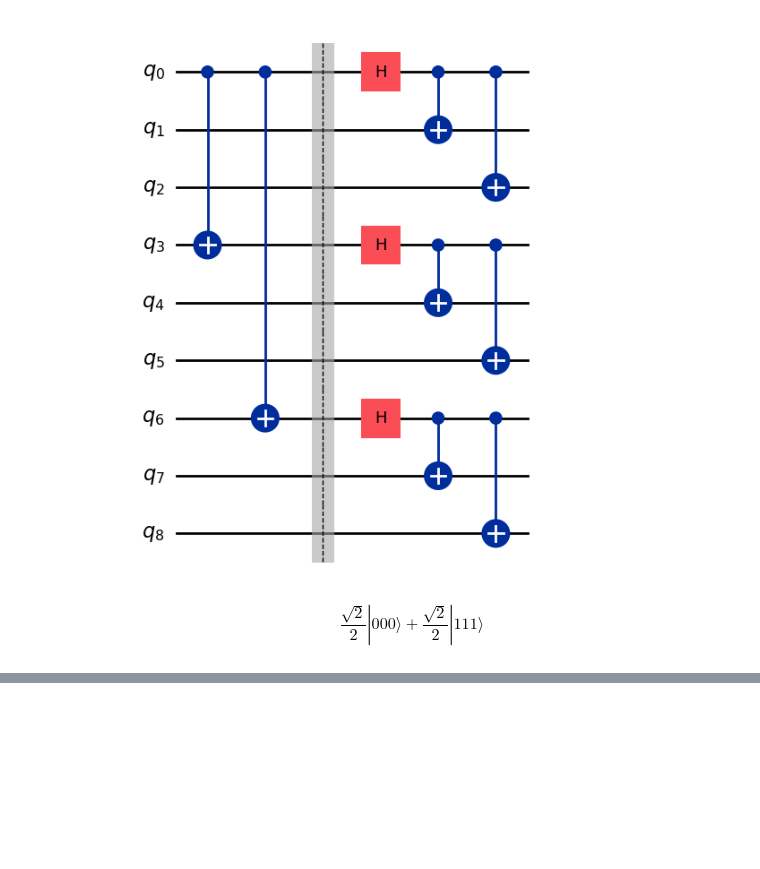
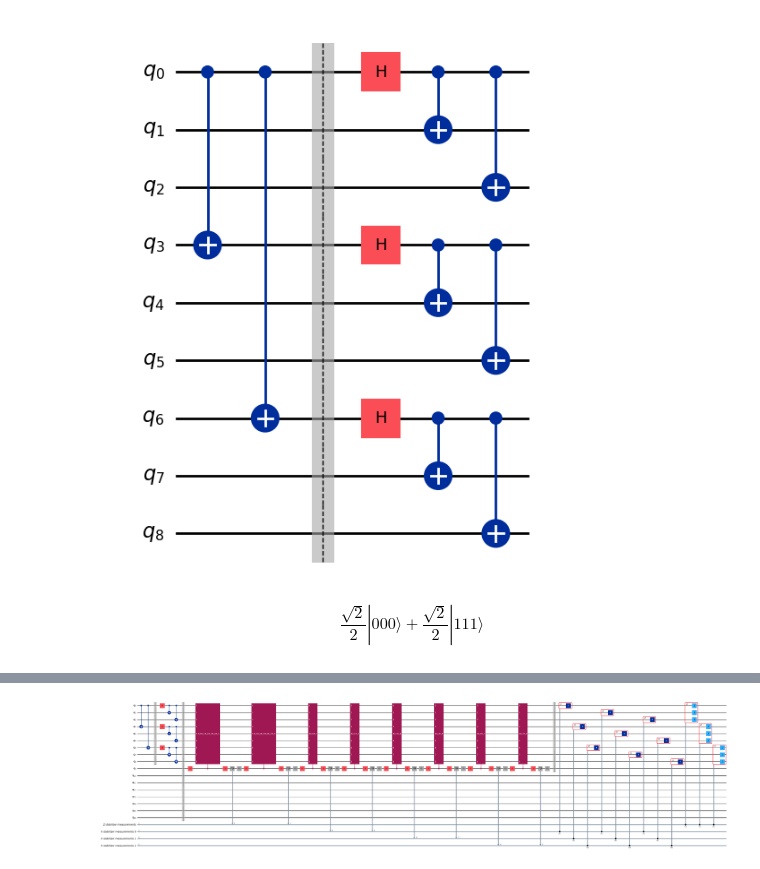
Before and after one commit to aubra25/qc803-project-argb, a Jupyter notebook: notebook.ipynb, the cells around one changed output, grey strips where cells are left out. Drawn from its saved outputs; the diff is of its cells as text; code cells hidden in the pictures; blank space fills up the shorter version.

```diff
--- a/notebook.ipynb
+++ b/notebook.ipynb
@@ -98,0 +87,6 @@ res.result().get_counts()
+# %%
+qc = sq.circuit()
+
+qc.draw('mpl', fold=-1)
+# %% [output]
+[figure, added]
```
Also changed, not shown: parts of 8 cells of this notebook, 2 other files.
